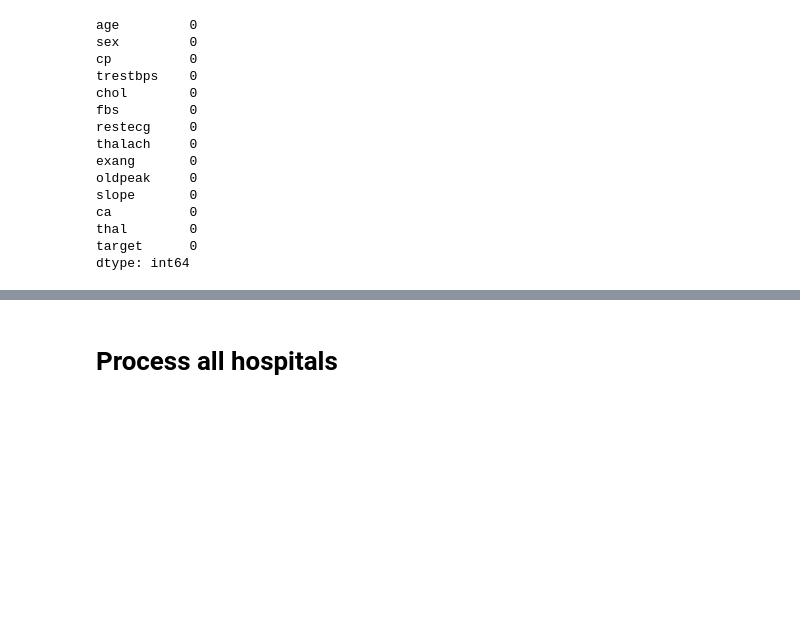
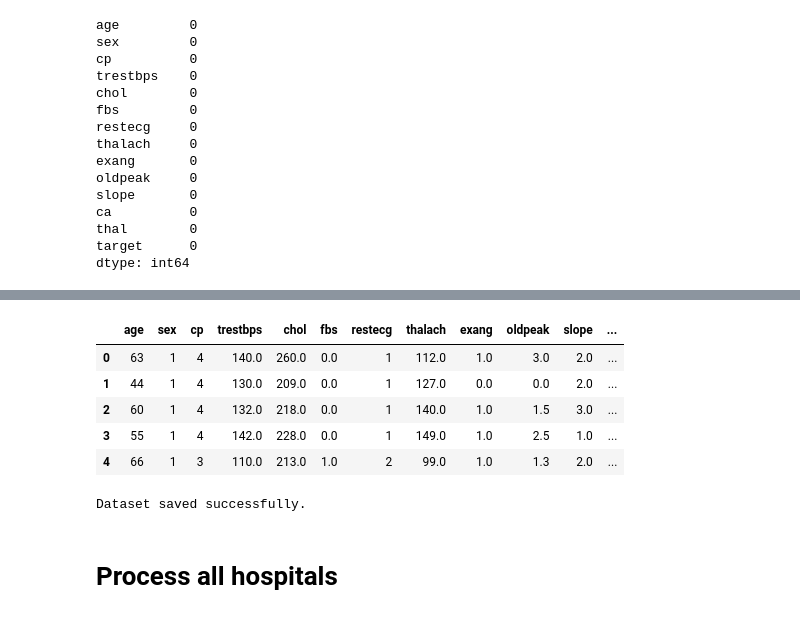
Before and after one commit to eshat69/PrivacyPreservingHealthFL, a Jupyter notebook: preprocessing.ipynb, the cells around one changed output, grey strips where cells are left out. Drawn from its saved outputs; the diff is of its cells as text; code cells hidden in the pictures; blank space fills up the shorter version.

Commit message:
save clean va

```diff
--- a/preprocessing.ipynb
+++ b/preprocessing.ipynb
@@ -838,3 +884,20 @@ dtype: int64
+# %%
+df4.head()
+# %% [output]
+|  | age | sex | cp | trestbps | chol | fbs | restecg | thalach | exang | oldpeak | slope | ... |
+| 0 | 63 | 1 | 4 | 140.0 | 260.0 | 0.0 | 1 | 112.0 | 1.0 | 3.0 | 2.0 | ... |
+| 1 | 44 | 1 | 4 | 130.0 | 209.0 | 0.0 | 1 | 127.0 | 0.0 | 0.0 | 2.0 | ... |
+| 2 | 60 | 1 | 4 | 132.0 | 218.0 | 0.0 | 1 | 140.0 | 1.0 | 1.5 | 3.0 | ... |
+| 3 | 55 | 1 | 4 | 142.0 | 228.0 | 0.0 | 1 | 149.0 | 1.0 | 2.5 | 1.0 | ... |
+| 4 | 66 | 1 | 3 | 110.0 | 213.0 | 1.0 | 2 | 99.0 | 1.0 | 1.3 | 2.0 | ... |
+# %%
+df3.to_csv(
+    "data/processed/va_clean.csv",
+    index=False
+)
+print("Dataset saved successfully.")
+# %% [output]
+Dataset saved successfully.
 # %%
 # import pandas as pd
 # import numpy as np
```
Also changed, not shown: parts of 4 cells of this notebook, 1 other file.
